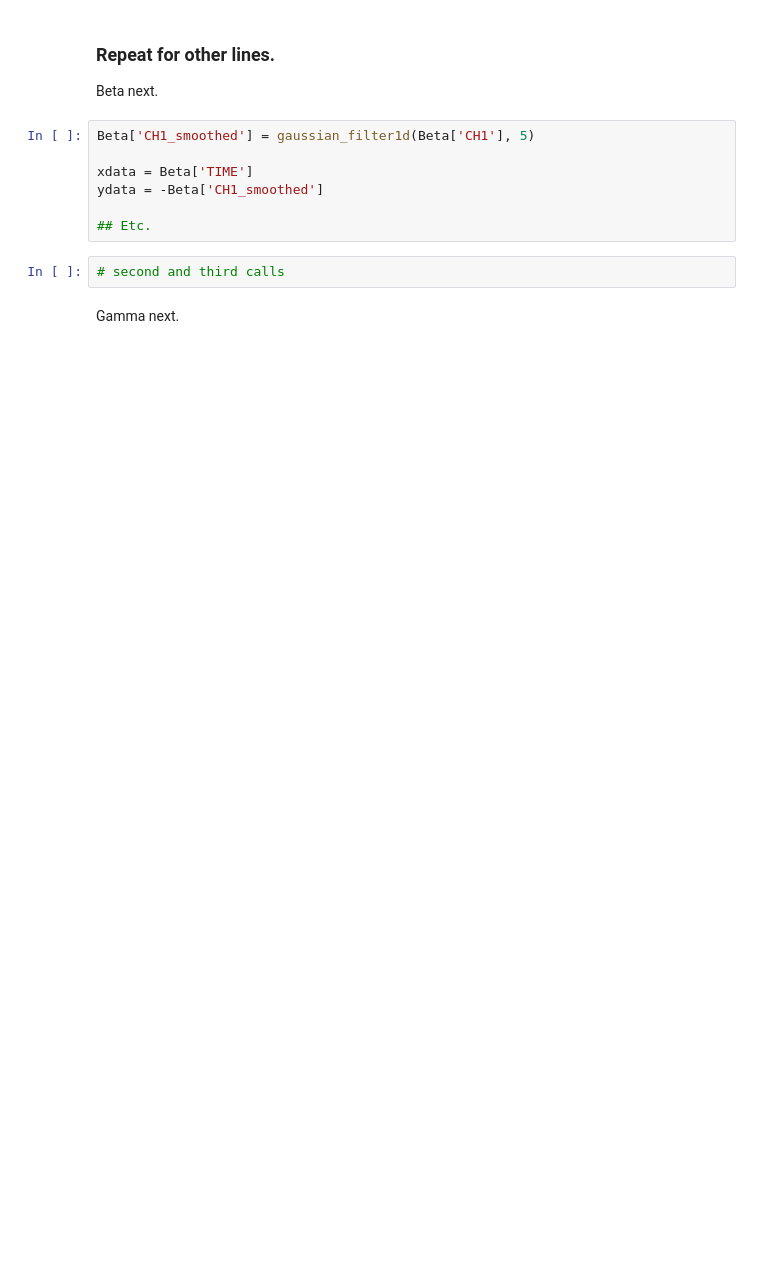
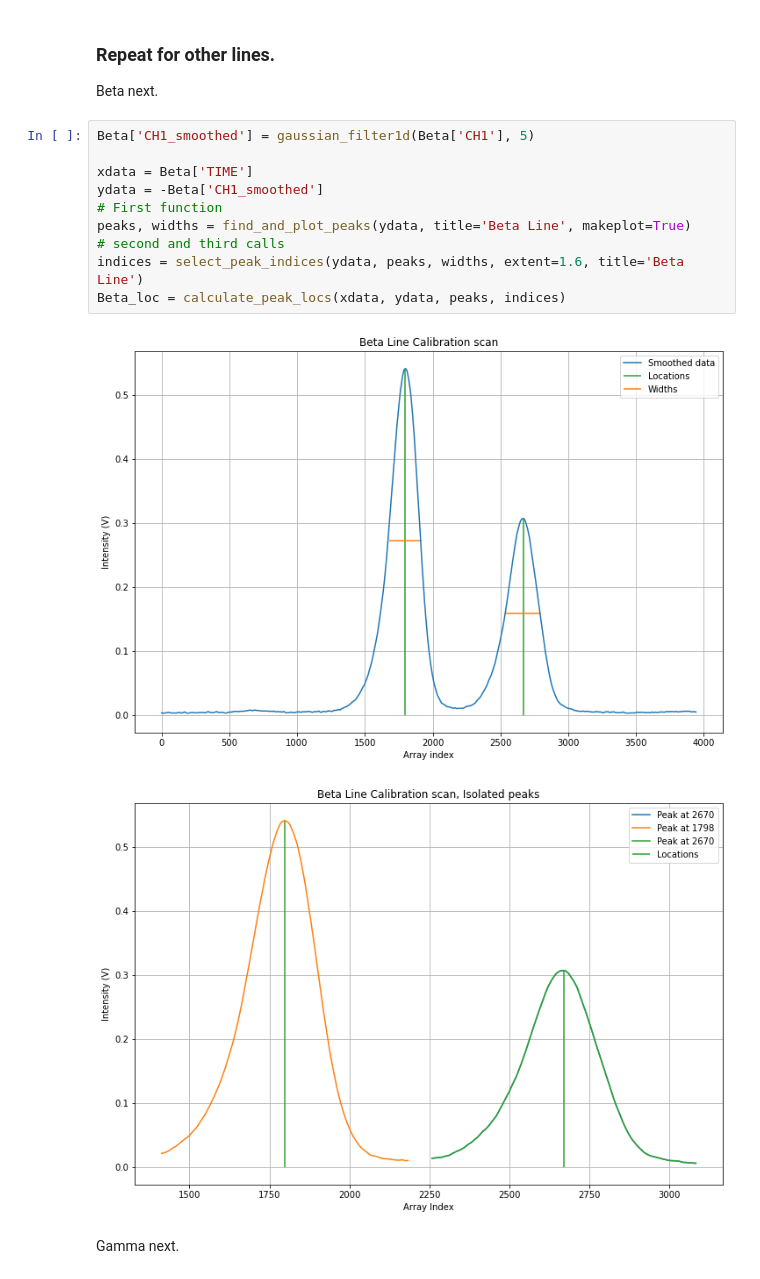
Before and after one commit to 14littleraindrop/PHYS_432_Atomic_Lab, a Jupyter notebook: Lab_1/analysis/HD_analysis_centroid_method.ipynb, the cells around one changed output. Cells and saved outputs as stored; diff of their text form; blank space fills up the shorter version.

```diff
--- a/Lab_1/analysis/HD_analysis_centroid_method.ipynb
+++ b/Lab_1/analysis/HD_analysis_centroid_method.ipynb
@@ -317,14 +435,18 @@ Alpha_loc = calculate_peak_locs(xdata, ydata, peaks, indices)
 ### Repeat for other lines.
 
 Beta next.
-# %%
-Beta['CH1_smoothed'] = gaussian_filter1d(Beta['CH1'], 5)
-
-xdata = Beta['TIME']
-ydata = -Beta['CH1_smoothed']
-
-## Etc.
-# %%
-# second and third calls
+# %%
+Beta['CH1_smoothed'] = gaussian_filter1d(Beta['CH1'], 5)
+
+xdata = Beta['TIME']
+ydata = -Beta['CH1_smoothed']
+# First function
+peaks, widths = find_and_plot_peaks(ydata, title='Beta Line', makeplot=True)
+# second and third calls
+indices = select_peak_indices(ydata, peaks, widths, extent=1.6, title='Beta Line')
+Beta_loc = calculate_peak_locs(xdata, ydata, peaks, indices)
+# %% [output]
+[figure, added]
+[figure, added]
 # %% [markdown]
 Gamma next.
```
Also changed, not shown: parts of 36 cells of this notebook.
